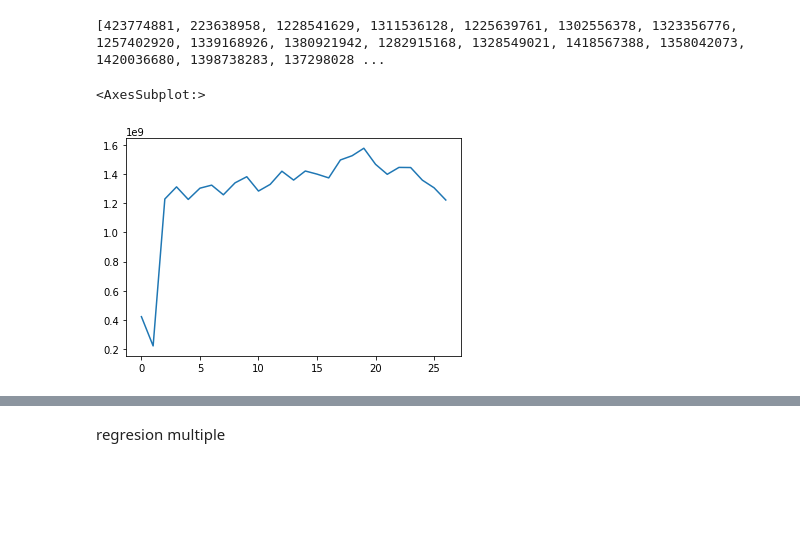
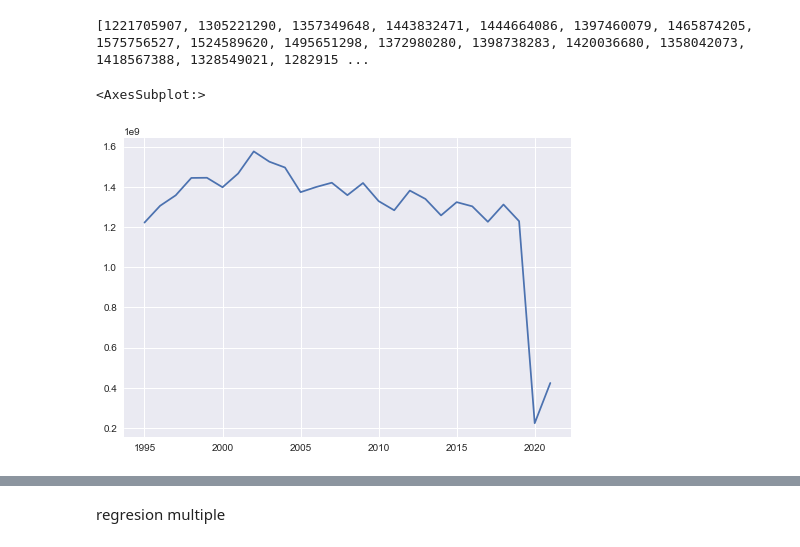
Before and after one commit to OmarDevEst/MineriaDatos-Peliculas, a Jupyter notebook: Regresion Lineal.ipynb, the cells around one changed output, grey strips where cells are left out. Saved outputs shown, nothing was run; the diff lists cells and outputs as text; code cells hidden in the pictures; blank space fills up the shorter version.

```diff
--- a/Regresion Lineal.ipynb
+++ b/Regresion Lineal.ipynb
@@ -37,20 +40,24 @@ y2=y.to_numpy()
 # %%
 auxiliar = []
-
+indexArray = []
+index_aux = 1995
 for i in y2:
     y3 = i.split(',')
     y4 = "".join(y3)
     auxiliar.append(int(y4))
+    indexArray.append(index_aux)
+    index_aux = index_aux + 1
 
 print(auxiliar)
 # %% [output]
-[423774881, 223638958, 1228541629, 1311536128, 1225639761, 1302556378, 1323356776, 1257402920, 1339168926, 1380921942, 1282915168, 1328549021, 1418567388, 1358042073, 1420036680, 1398738283, 137298028 ...
+[1221705907, 1305221290, 1357349648, 1443832471, 1444664086, 1397460079, 1465874205, 1575756527, 1524589620, 1495651298, 1372980280, 1398738283, 1420036680, 1358042073, 1418567388, 1328549021, 1282915 ...
 # %%
 y = pd.Series(auxiliar)
+y.index =indexArray
 y.plot()
 # %% [output]
 <AxesSubplot:>
-[figure, old version]
+[figure, new version]
 # %%
 df3 = pd.DataFrame(x)
 df3['total_sales'] = y
```
Also changed, not shown: parts of 33 cells of this notebook.
